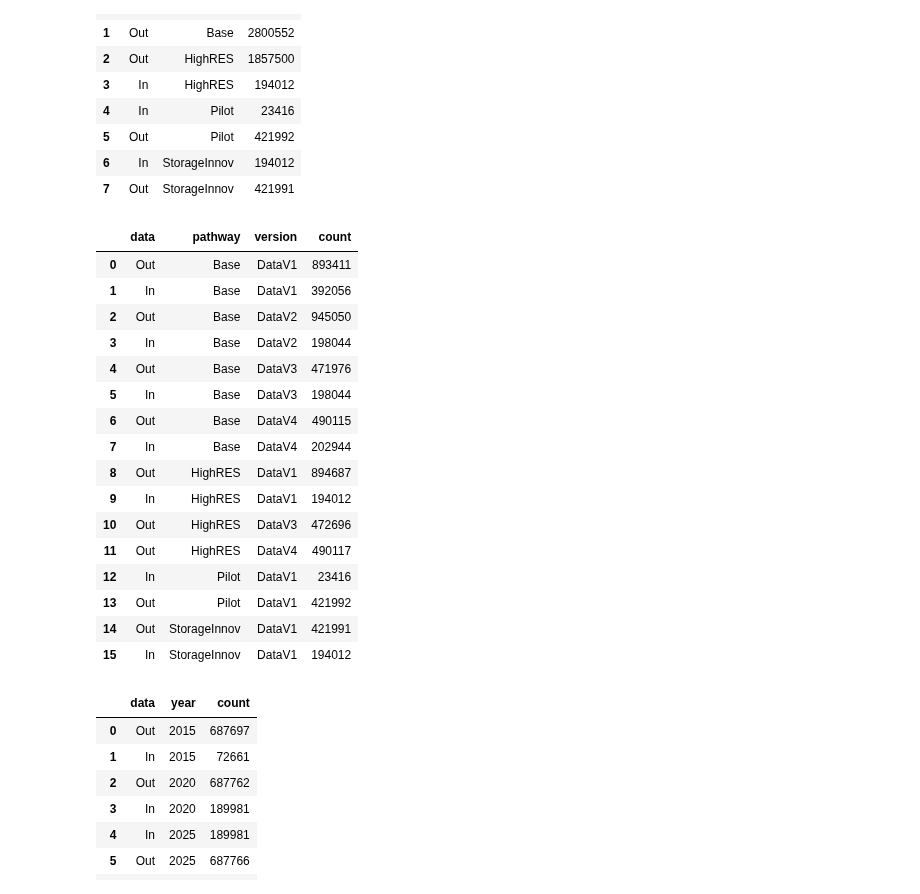
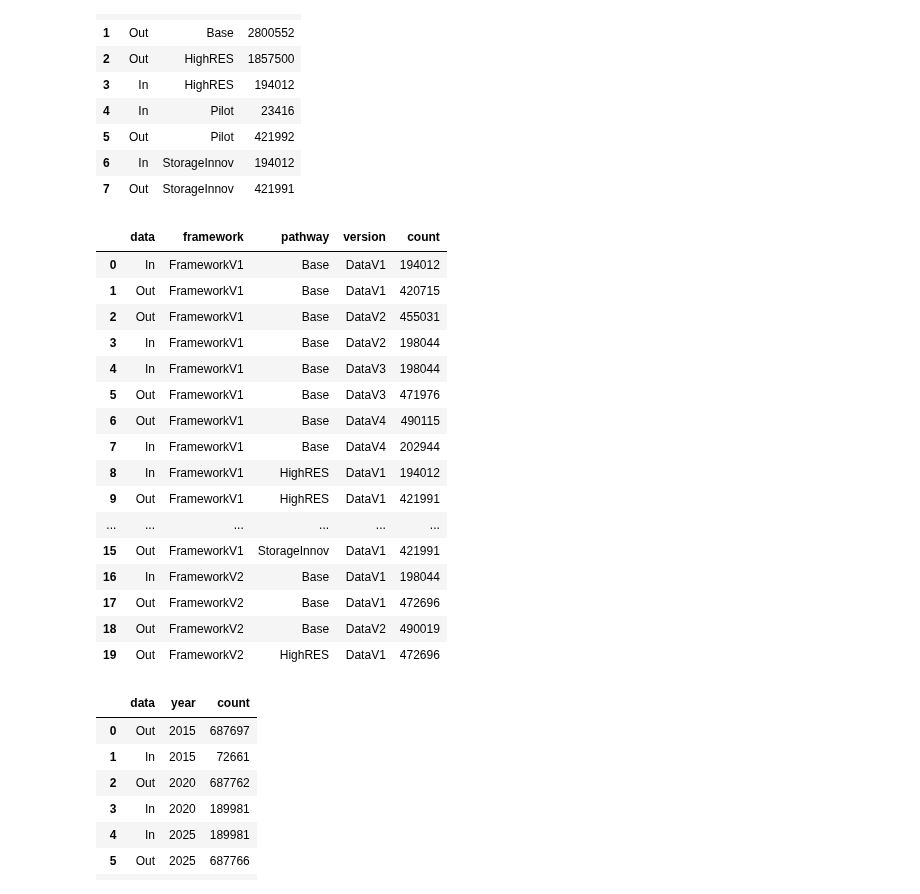
Before and after one commit to ReeemProject/reeem_db, a Jupyter notebook: database_views/reeem_jupyter/reeem_db_plot_TIMESPanEU.ipynb, the cells around one changed output. Drawn from its saved outputs; the diff is of its cells as text; code cells hidden in the pictures.

```diff
--- a/database_views/reeem_jupyter/reeem_db_plot_TIMESPanEU.ipynb
+++ b/database_views/reeem_jupyter/reeem_db_plot_TIMESPanEU.ipynb
@@ -135,36 +135,36 @@ df_path
 | 7 | Out | StorageInnov | 421991 |
 # %%
 # Versions
-column = 'pathway,version' # id, pathway, version, region, year, indicator, category, value, unit
+column = 'framework,pathway,version' # id, pathway, version, region, year, indicator, category, value, unit
 sql = text("""
     SELECT  'In' AS data, {3}, count(*) AS count
     FROM    {0}.{1}
     GROUP BY {3}
     UNION ALL
     SELECT  'Out' AS data, {3}, count(*) AS count
     FROM    {0}.{2}
     GROUP BY {3}
     ORDER BY {3}; """.format(schema, table_in, table_out, column))
 df_ver = pd.read_sql_query(sql, con)
 df_ver
 # %% [output]
-|  | data | pathway | version | count |
-| 0 | Out | Base | DataV1 | 893411 |
-| 1 | In | Base | DataV1 | 392056 |
-| 2 | Out | Base | DataV2 | 945050 |
-| 3 | In | Base | DataV2 | 198044 |
-| 4 | Out | Base | DataV3 | 471976 |
-| 5 | In | Base | DataV3 | 198044 |
-| 6 | Out | Base | DataV4 | 490115 |
-| 7 | In | Base | DataV4 | 202944 |
-| 8 | Out | HighRES | DataV1 | 894687 |
-| 9 | In | HighRES | DataV1 | 194012 |
-| 10 | Out | HighRES | DataV3 | 472696 |
-| 11 | Out | HighRES | DataV4 | 490117 |
-| 12 | In | Pilot | DataV1 | 23416 |
-| 13 | Out | Pilot | DataV1 | 421992 |
-| 14 | Out | StorageInnov | DataV1 | 421991 |
-| 15 | In | StorageInnov | DataV1 | 194012 |
+|  | data | framework | pathway | version | count |
+| 0 | In | FrameworkV1 | Base | DataV1 | 194012 |
+| 1 | Out | FrameworkV1 | Base | DataV1 | 420715 |
+| 2 | Out | FrameworkV1 | Base | DataV2 | 455031 |
+| 3 | In | FrameworkV1 | Base | DataV2 | 198044 |
+| 4 | In | FrameworkV1 | Base | DataV3 | 198044 |
+| 5 | Out | FrameworkV1 | Base | DataV3 | 471976 |
+| 6 | Out | FrameworkV1 | Base | DataV4 | 490115 |
+| 7 | In | FrameworkV1 | Base | DataV4 | 202944 |
+| 8 | In | FrameworkV1 | HighRES | DataV1 | 194012 |
+| 9 | Out | FrameworkV1 | HighRES | DataV1 | 421991 |
+| ... | ... | ... | ... | ... | ... |
+| 15 | Out | FrameworkV1 | StorageInnov | DataV1 | 421991 |
+| 16 | In | FrameworkV2 | Base | DataV1 | 198044 |
+| 17 | Out | FrameworkV2 | Base | DataV1 | 472696 |
+| 18 | Out | FrameworkV2 | Base | DataV2 | 490019 |
+| 19 | Out | FrameworkV2 | HighRES | DataV1 | 472696 |
 # %%
 # Years
 column = 'year' # id, pathway, version, region, year, indicator, category, value, unit
```
Also changed, not shown: parts of 12 cells of this notebook, 1 other file.
